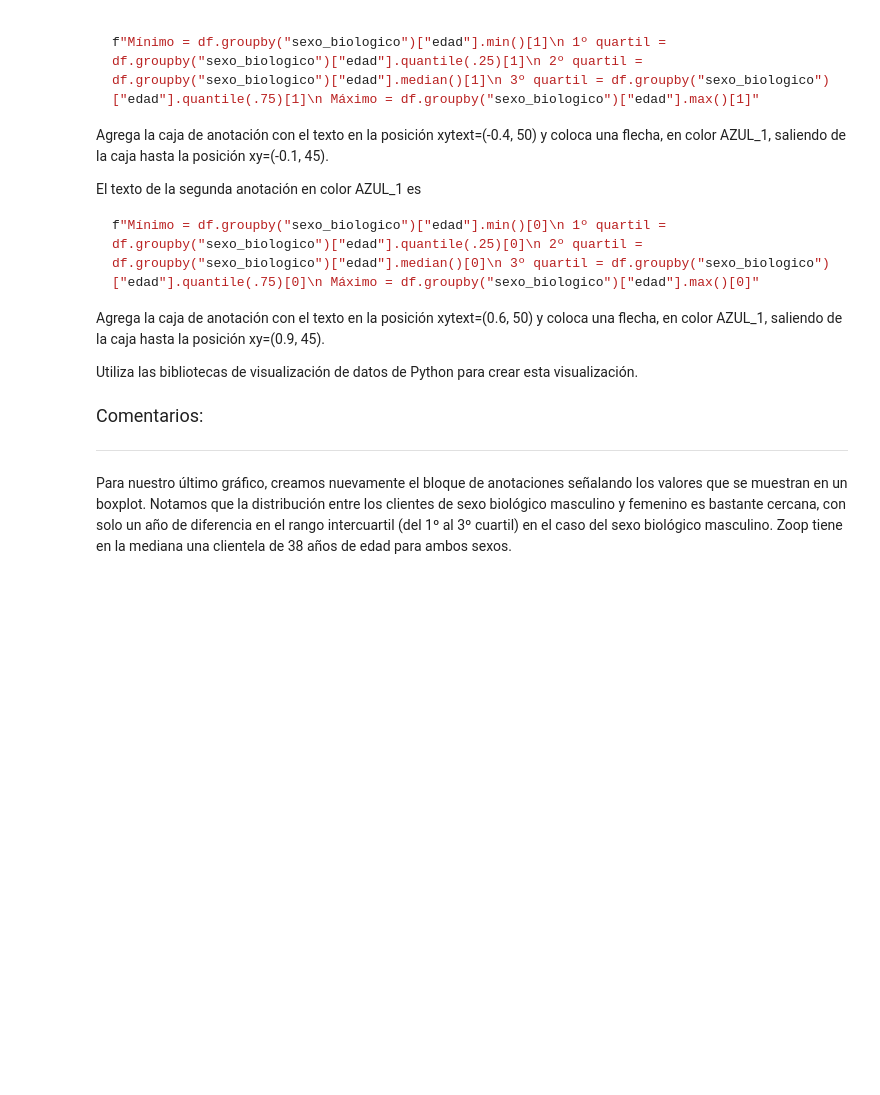
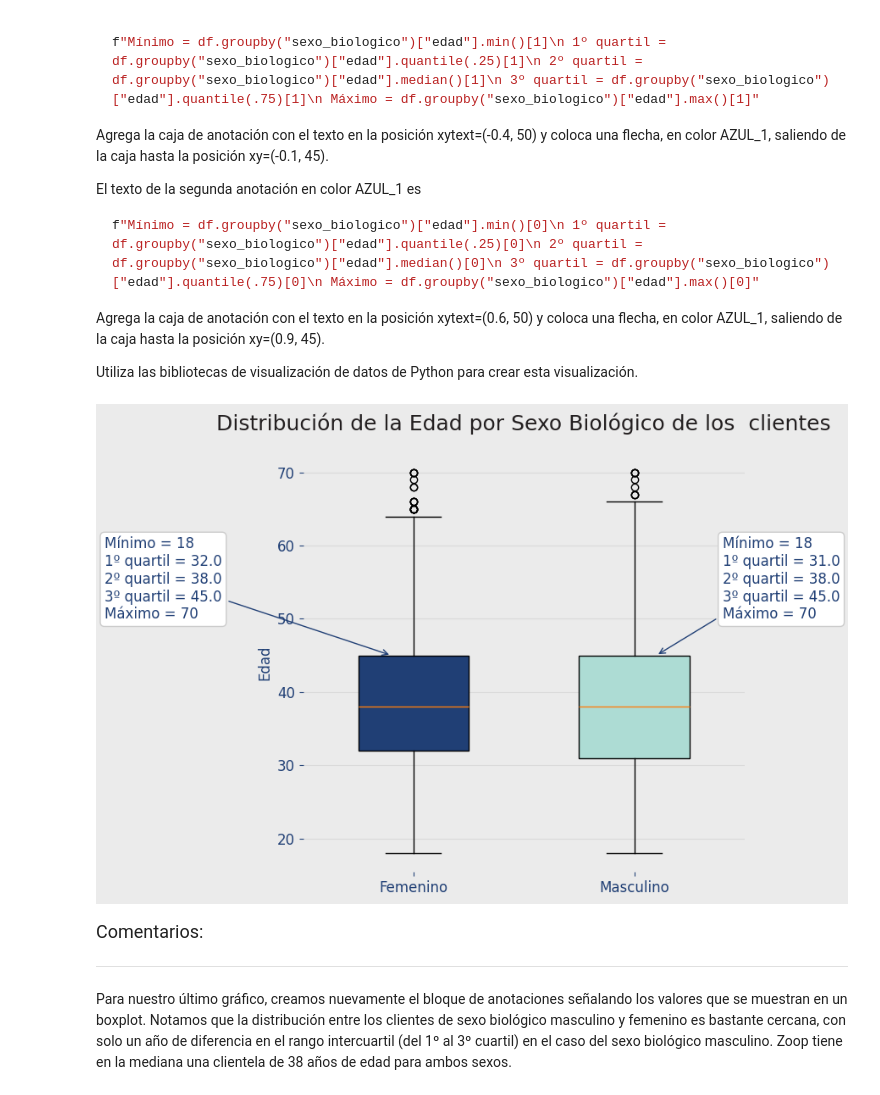
Before and after one commit to Yaaxek/IA-aplicada-a-la-ciencia-de-datos, a Jupyter notebook: ia_aplicada_a_ciencia_de_datos.ipynb, the cells around one changed output. Saved outputs shown, nothing was run; the diff lists cells and outputs as text; code cells hidden in the pictures; blank space fills up the shorter version.

```diff
--- a/ia_aplicada_a_ciencia_de_datos.ipynb
+++ b/ia_aplicada_a_ciencia_de_datos.ipynb
@@ -3150,3 +3398,7 @@ Utiliza las bibliotecas de visualización de datos de Python para crear esta vis
+# %%
+box_plot_edad_sexo().show()
+# %% [output]
+[figure, added]
 # %% [markdown]
 <font color="7b71ff" size=4> Comentarios: </font>
 
```
Also changed, not shown: parts of 9 cells of this notebook.
